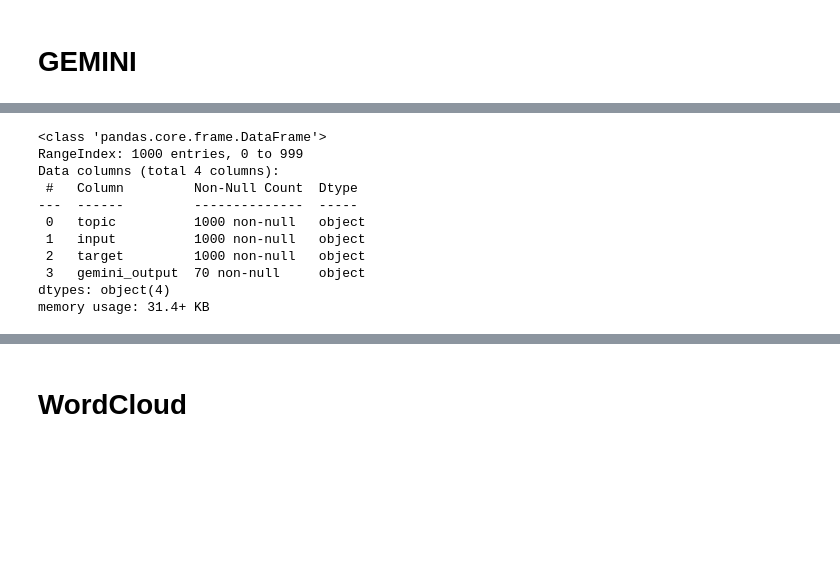
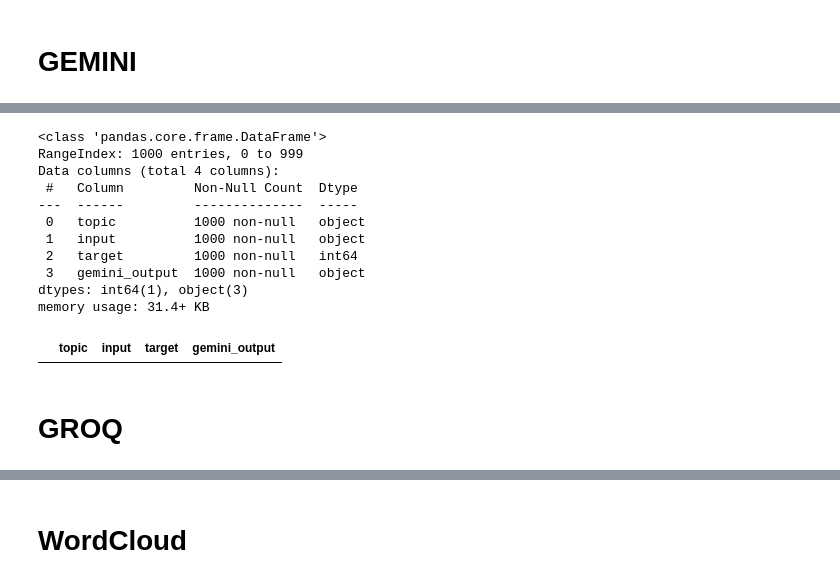
Before and after one commit to ezishr/Undergraduate-Research, a Jupyter notebook: Check points/Farel-Bench/Farel_Bench.ipynb, the cells around one changed output, grey strips where cells are left out. Drawn from its saved outputs; the diff is of its cells as text; code cells hidden in the pictures; blank space fills up the shorter version.

```diff
--- a/Check points/Farel-Bench/Farel_Bench.ipynb
+++ b/Check points/Farel-Bench/Farel_Bench.ipynb
@@ -200 +190,3 @@ gemini_farel_bench['gemini_output'] = None
+# %%
+gemini_farel_bench = pd.read_csv('gemini_farel_bench_not_done.csv')
 # %%
@@ -238,7 +211,11 @@ Data columns (total 4 columns):
 ---  ------         --------------  -----
  0   topic          1000 non-null   object
  1   input          1000 non-null   object
- 2   target         1000 non-null   object
- 3   gemini_output  70 non-null     object
-dtypes: object(4)
+ 2   target         1000 non-null   int64
+ 3   gemini_output  1000 non-null   object
+dtypes: int64(1), object(3)
 memory usage: 31.4+ KB
+# %%
+gemini_farel_bench[gemini_farel_bench['gemini_output'].isnull()]
+# %% [output]
+|  | topic | input | target | gemini_output |
@@ -244,0 +224,2 @@ memory usage: 31.4+ KB
+# %% [markdown]
+# GROQ
```
Also changed, not shown: parts of 12 cells of this notebook, 9 other files.
